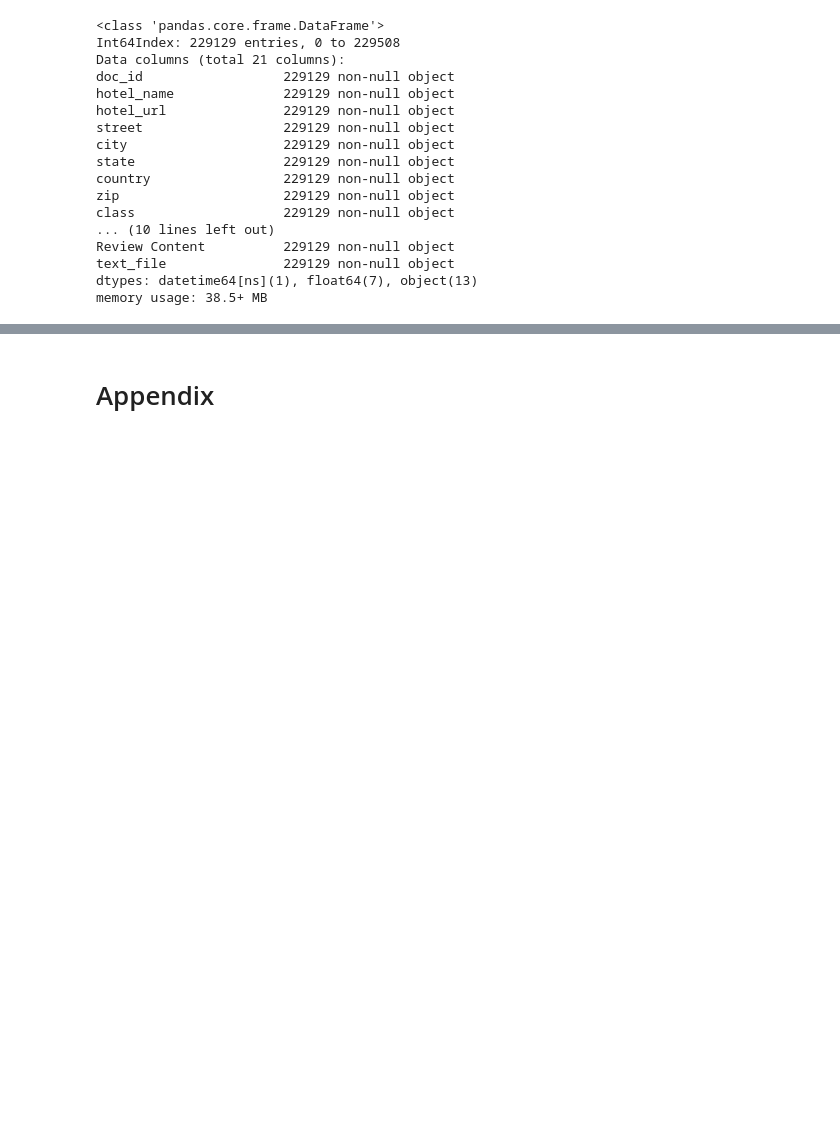
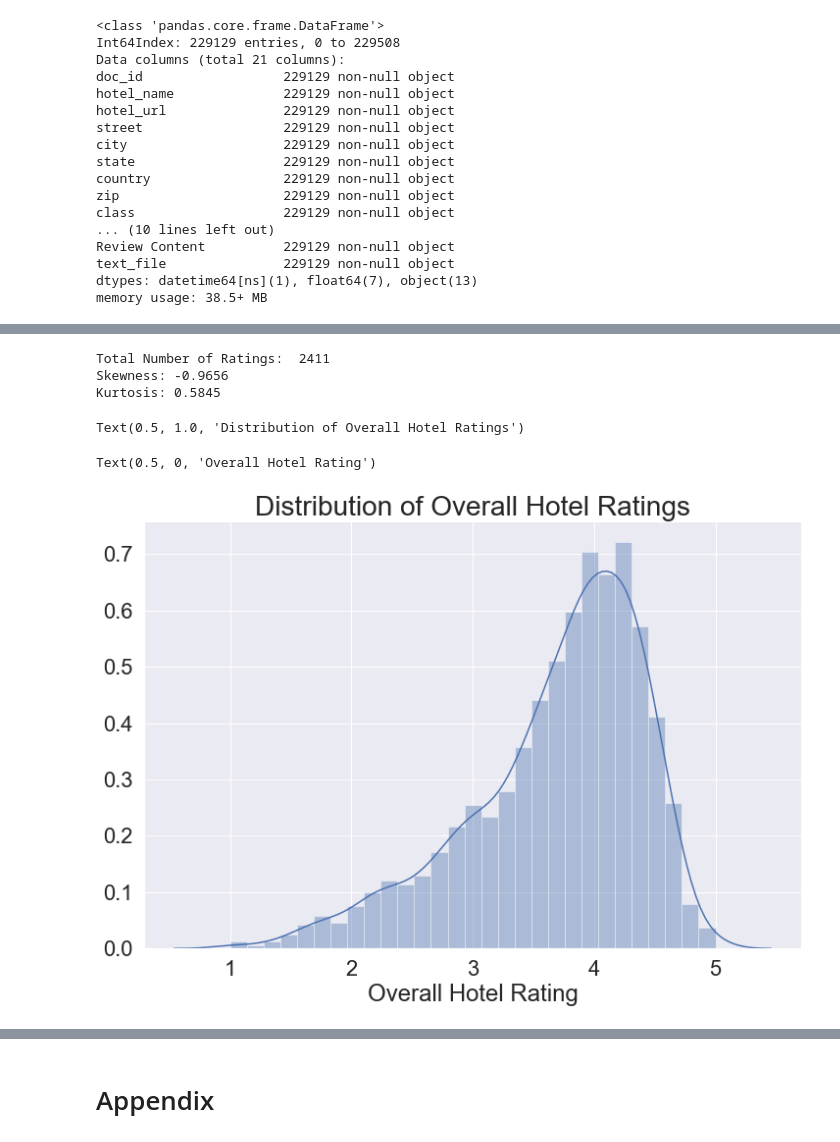
Before and after one commit to chelseanbr/between-the-lines, a Jupyter notebook: notebooks/second_nb_eda_modeling.ipynb, the cells around one changed output, grey strips where cells are left out. Cells and saved outputs as stored; diff of their text form; code cells hidden in the pictures; blank space fills up the shorter version.

Commit message:
added updated eda after incorporating user review data

```diff
--- a/notebooks/second_nb_eda_modeling.ipynb
+++ b/notebooks/second_nb_eda_modeling.ipynb
@@ -807,0 +690,3 @@ df_all_cities_cleaned_wreviews.sample(5)
+# %%
+df = df_all_cities_cleaned_wreviews
+df.info()
@@ -807,0 +737,18 @@ df_all_cities_cleaned_wreviews.sample(5)
+# %%
+# Plot histogram - Overall hotel ratings
+plot_data = df.groupby('hotel_name').mean()
+print('Total Number of Ratings: ', len(df['hotel_name'].unique().tolist()))
+
+fig, ax = plt.subplots(figsize=(12,8))
+fig, ax = hlp.plot_hist(plot_data, 'overall_ratingsource', fig, ax)
+ax.set_title('Distribution of Overall Hotel Ratings', size=BIGGEST_SIZE)
+# ax.set_ylabel('blah')
+ax.set_xlabel('Overall Hotel Rating')
+fig.savefig('../images/hist_ratings_overall')
+# %% [output]
+Total Number of Ratings:  2411
+Skewness: -0.9656
+Kurtosis: 0.5845
+Text(0.5, 1.0, 'Distribution of Overall Hotel Ratings')
+Text(0.5, 0, 'Overall Hotel Rating')
+[figure, added]
```
Also changed, not shown: parts of 68 cells of this notebook, 3 other files.
